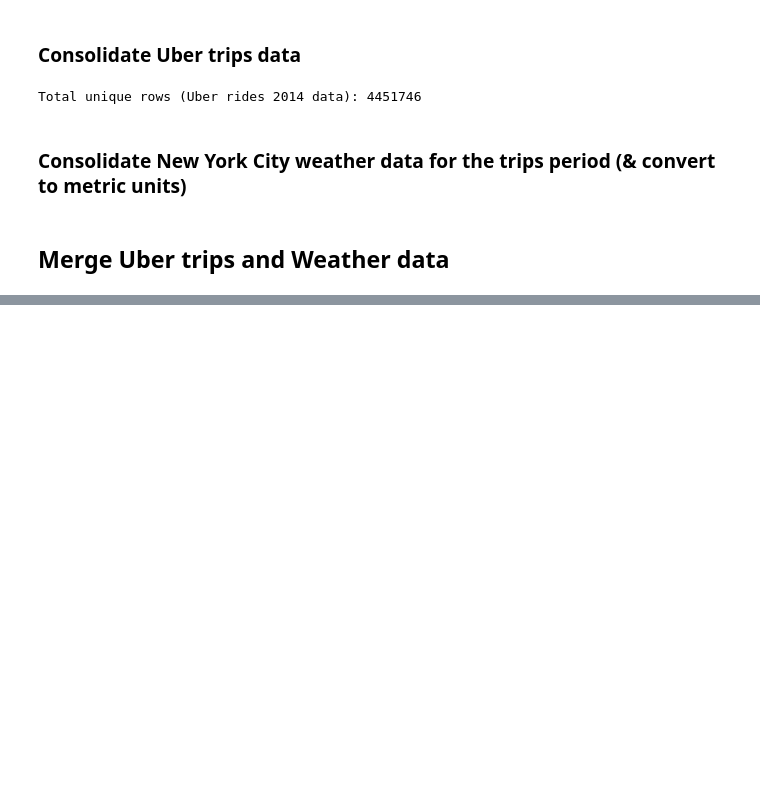
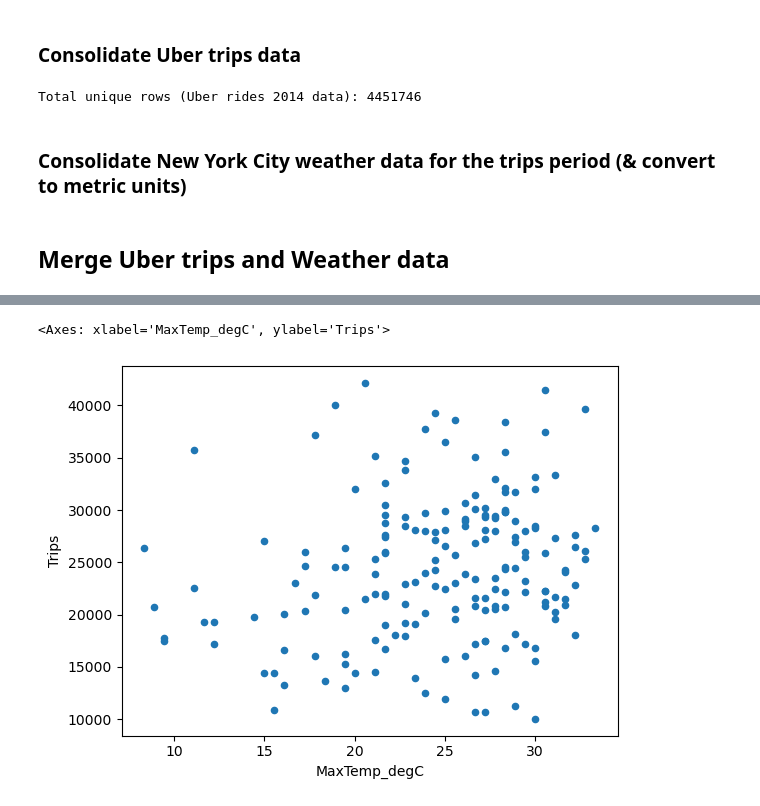
Before and after one commit to enumerbs/Project1-Group4, a Jupyter notebook: Project1-Group4_greg.ipynb, the cells around one changed output, grey strips where cells are left out. Cells and saved outputs as stored; diff of their text form; code cells hidden in the pictures; blank space fills up the shorter version.

```diff
--- a/Project1-Group4_greg.ipynb
+++ b/Project1-Group4_greg.ipynb
@@ -118,0 +171,5 @@ Number of rows in Uber_Weather_merged_data: 4451746
+# %%
+trips_df.plot(kind='scatter', x="MaxTemp_degC", y="Trips", legend=False)
+# %% [output]
+<Axes: xlabel='MaxTemp_degC', ylabel='Trips'>
+[figure, added]
```
Also changed, not shown: parts of 16 cells of this notebook.
